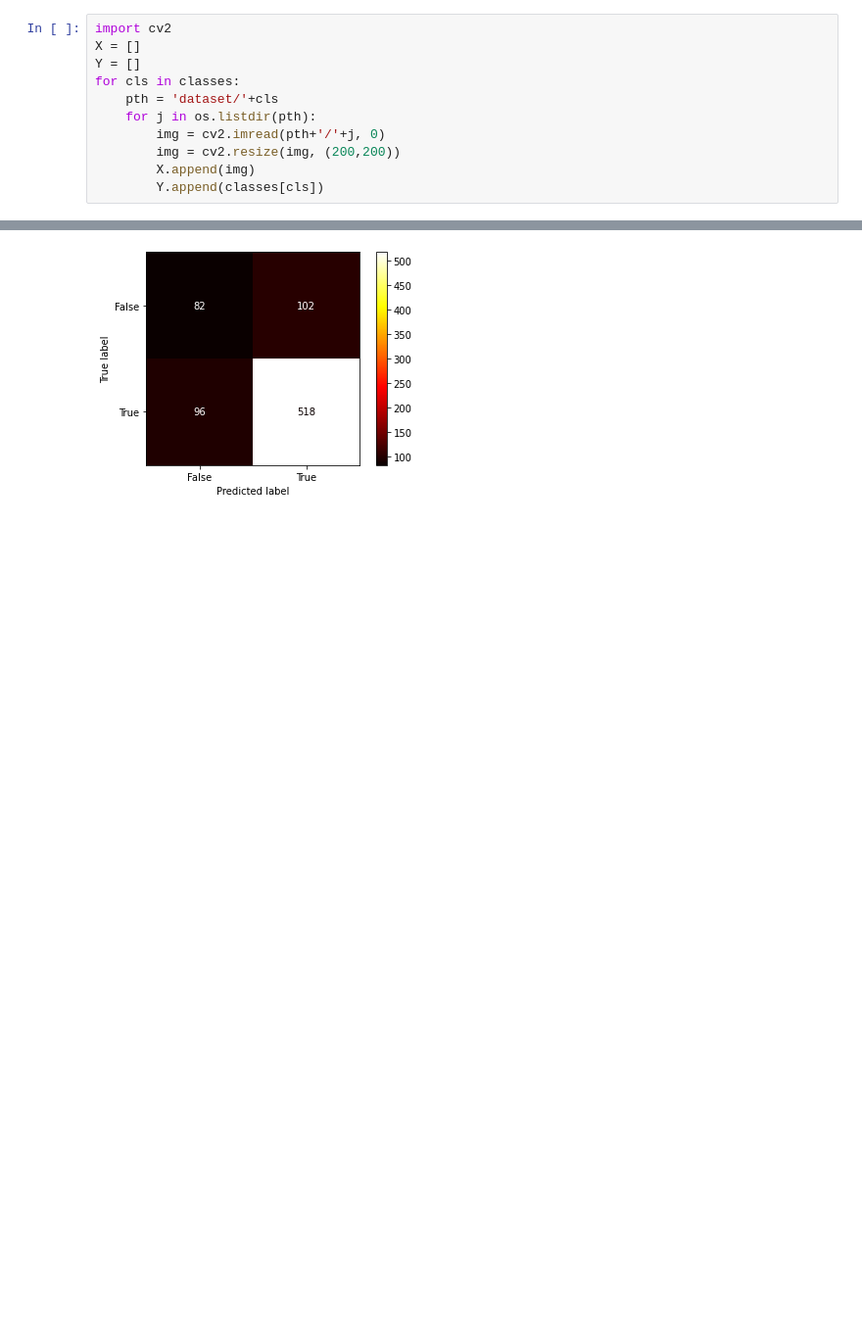
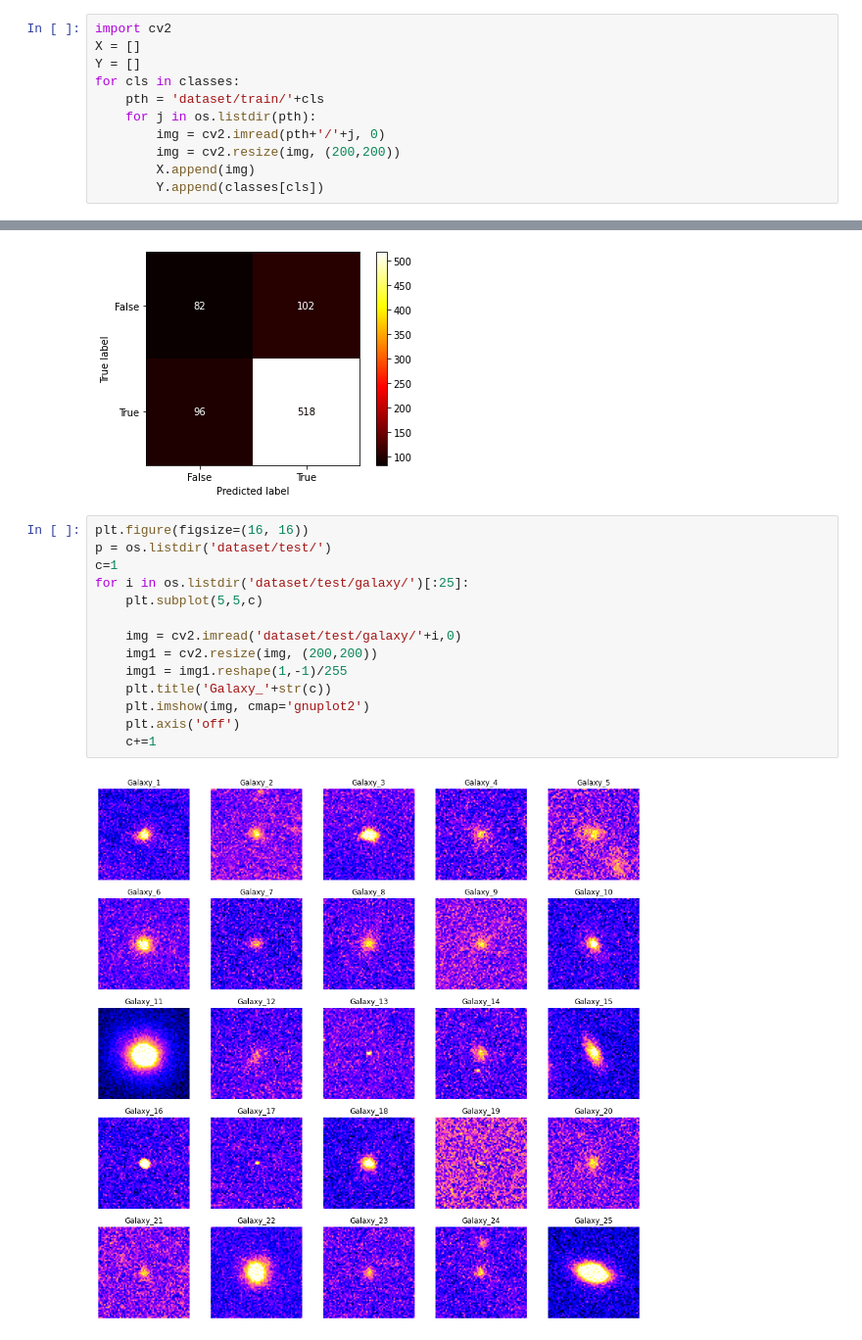
Before and after one commit to Anurag-Dutta/Stellar-Classification-vis---vis-Convolutional-Neural-Network, a Jupyter notebook: Stellar Classification vis-à-vis Convolutional neural network.ipynb, the cells around one changed output, grey strips where cells are left out. Shown at 98% size. Cells and saved outputs as stored; diff of their text form; blank space fills up the shorter version.

```diff
--- a/Stellar Classification vis-à-vis Convolutional neural network.ipynb
+++ b/Stellar Classification vis-à-vis Convolutional neural network.ipynb
@@ -32,7 +32,7 @@ import cv2
 X = []
 Y = []
 for cls in classes:
-    pth = 'dataset/'+cls
+    pth = 'dataset/train/'+cls
     for j in os.listdir(pth):
         img = cv2.imread(pth+'/'+j, 0)
         img = cv2.resize(img, (200,200))
@@ -306,3 +306,19 @@ Recall:  0.8436482084690554
 F1 Score:  0.8542635658914729
 [figure]
 [figure]
+# %%
+plt.figure(figsize=(16, 16))
+p = os.listdir('dataset/test/')
+c=1
+for i in os.listdir('dataset/test/galaxy/')[:25]:
+    plt.subplot(5,5,c)
+
+    img = cv2.imread('dataset/test/galaxy/'+i,0)
+    img1 = cv2.resize(img, (200,200))
+    img1 = img1.reshape(1,-1)/255
+    plt.title('Galaxy_'+str(c))
+    plt.imshow(img, cmap='gnuplot2')
+    plt.axis('off')
+    c+=1
+# %% [output]
+[figure, added]
```
Also changed, not shown: parts of 4 cells of this notebook, 10 other files.
